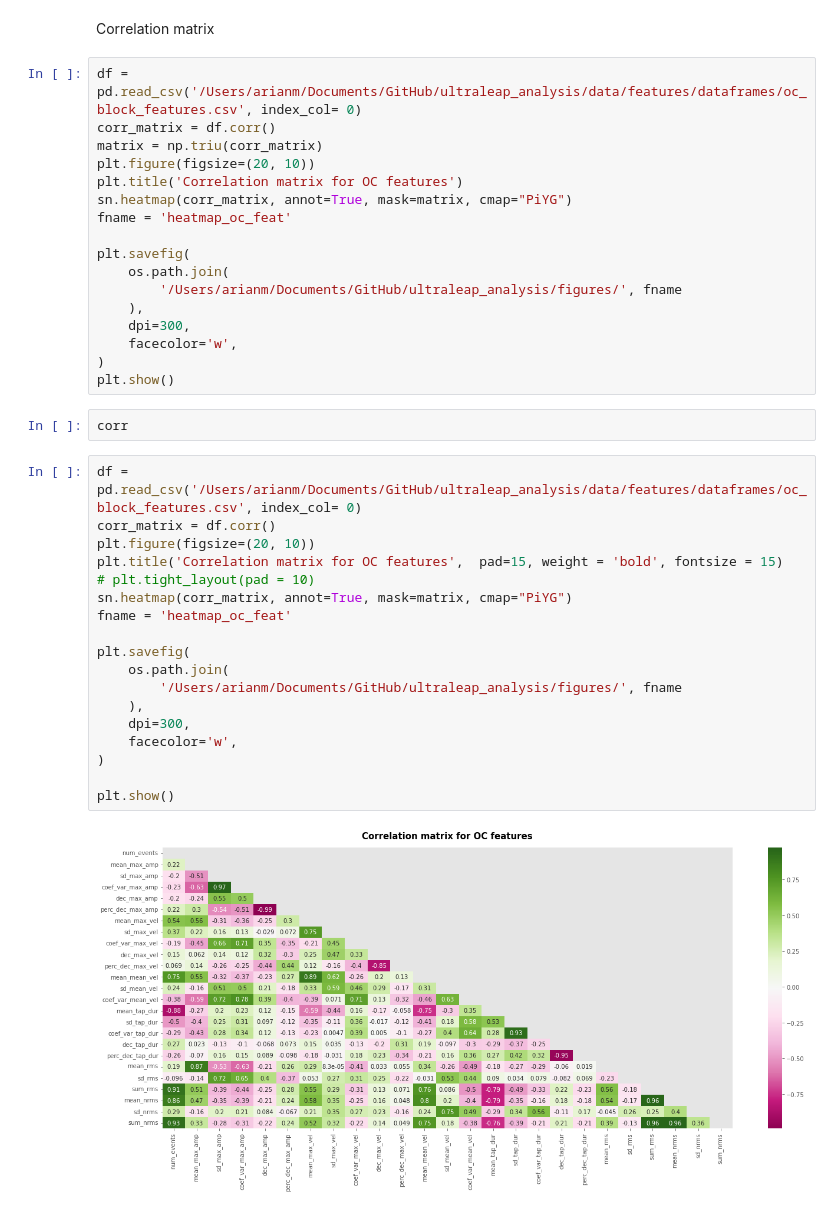
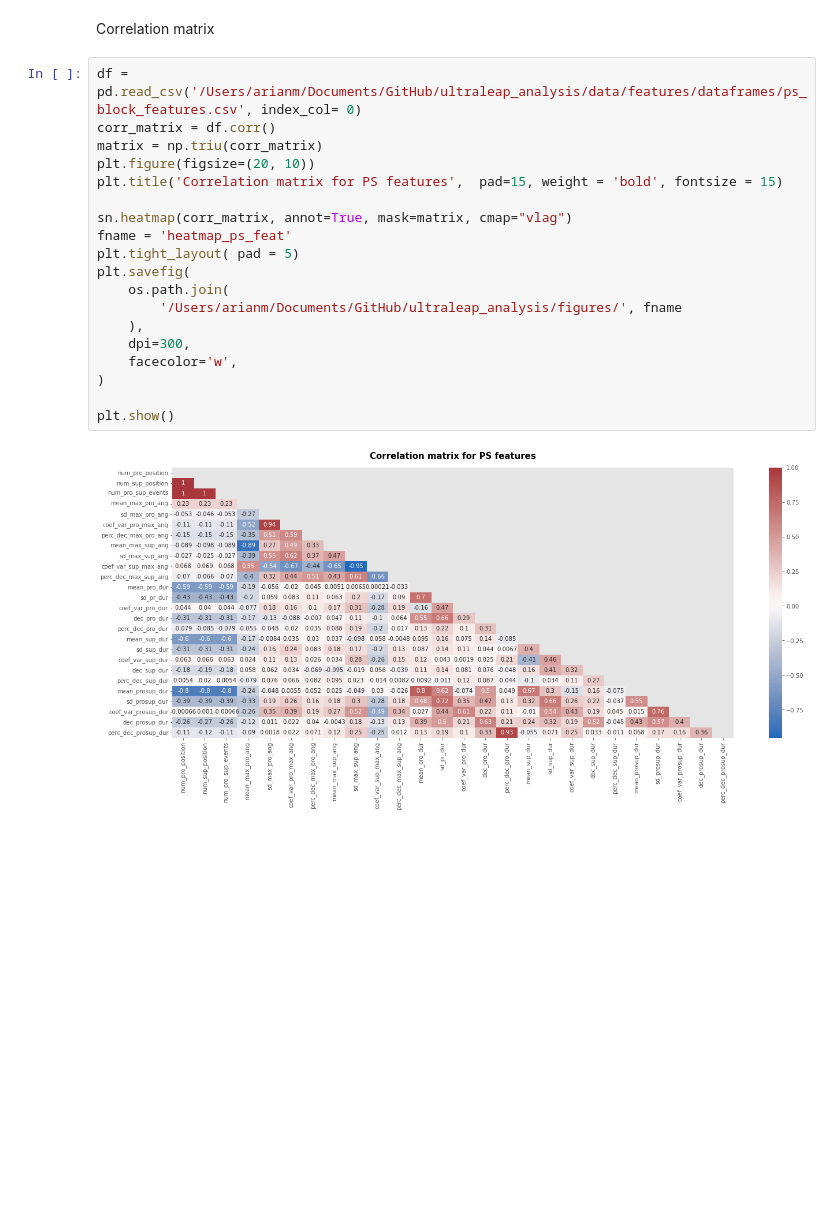
Before and after one commit to jgvhabets/ultraleap_analysis, a Jupyter notebook: code/notebooks/ul_preprocessing.ipynb, the cells around one changed output. Drawn from its saved outputs; the diff is of its cells as text; blank space fills up the shorter version.

```diff
--- a/code/notebooks/ul_preprocessing.ipynb
+++ b/code/notebooks/ul_preprocessing.ipynb
@@ -184,41 +184,23 @@ def new( x ):
 # %% [markdown]
 Correlation matrix
 # %%
-df = pd.read_csv('/Users/arianm/Documents/GitHub/ultraleap_analysis/data/features/dataframes/oc_block_features.csv', index_col= 0)
+df = pd.read_csv('/Users/arianm/Documents/GitHub/ultraleap_analysis/data/features/dataframes/ps_block_features.csv', index_col= 0)
 corr_matrix = df.corr()
 matrix = np.triu(corr_matrix)
 plt.figure(figsize=(20, 10))
-plt.title('Correlation matrix for OC features')
-sn.heatmap(corr_matrix, annot=True, mask=matrix, cmap="PiYG")
-fname = 'heatmap_oc_feat'
+plt.title('Correlation matrix for PS features',  pad=15, weight = 'bold', fontsize = 15)
 
+sn.heatmap(corr_matrix, annot=True, mask=matrix, cmap="vlag")
+fname = 'heatmap_ps_feat'
+plt.tight_layout( pad = 5)
 plt.savefig(
     os.path.join(
         '/Users/arianm/Documents/GitHub/ultraleap_analysis/figures/', fname
     ),
     dpi=300,
     facecolor='w',
 )
+
 plt.show()
+# %% [output]
+[figure, added]
-# %%
-corr
-# %%
-df = pd.read_csv('/Users/arianm/Documents/GitHub/ultraleap_analysis/data/features/dataframes/oc_block_features.csv', index_col= 0)
-corr_matrix = df.corr()
-plt.figure(figsize=(20, 10))
-plt.title('Correlation matrix for OC features',  pad=15, weight = 'bold', fontsize = 15)
-# plt.tight_layout(pad = 10)
-sn.heatmap(corr_matrix, annot=True, mask=matrix, cmap="PiYG")
-fname = 'heatmap_oc_feat'
-
-plt.savefig(
-    os.path.join(
-        '/Users/arianm/Documents/GitHub/ultraleap_analysis/figures/', fname
-    ),
-    dpi=300,
-    facecolor='w',
-)
-
-plt.show()
-# %% [output]
-[figure, removed]
```
Also changed, not shown: parts of 7 cells of this notebook.
